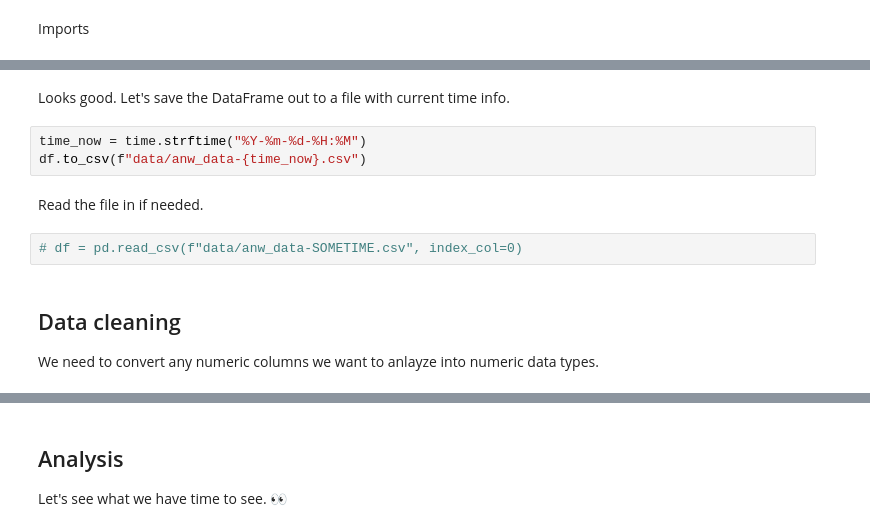
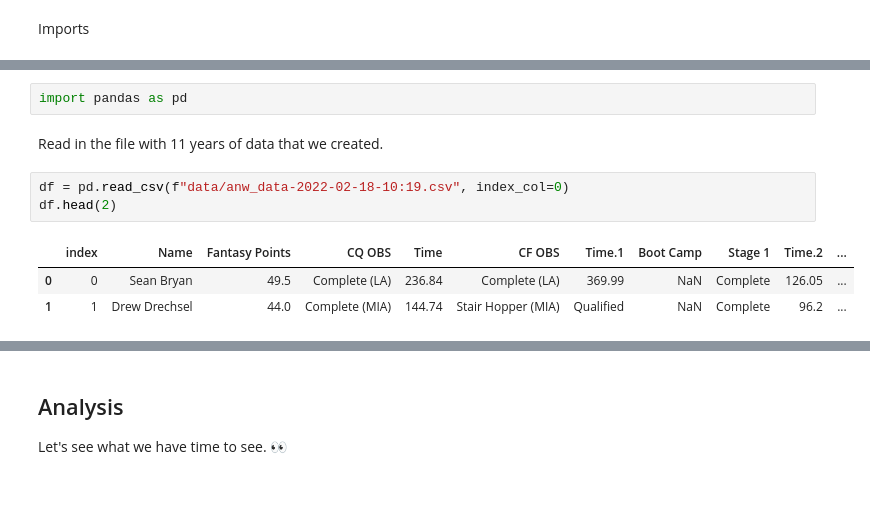
Before and after one commit to discdiver/ninja-warrior-analysis, a Jupyter notebook: analysis.ipynb, the cells around one changed output, grey strips where cells are left out. Saved outputs shown, nothing was run; the diff lists cells and outputs as text; blank space fills up the shorter version.

```diff
--- a/anw-scrape-2021-read_html.ipynb
+++ b/analysis.ipynb
@@ -157,13 +3,11 @@ df.tail(2)
-# %% [markdown]
-Looks good. Let's save the DataFrame out to a file with current time info.
-# %%
-time_now = time.strftime("%Y-%m-%d-%H:%M")
-df.to_csv(f"data/anw_data-{time_now}.csv")
-# %% [markdown]
-Read the file in if needed.
+# %%
+import pandas as pd
+# %% [markdown]
+Read in the file with 11 years of data that we created.
 # %%
-# df = pd.read_csv(f"data/anw_data-SOMETIME.csv", index_col=0)
+df = pd.read_csv(f"data/anw_data-2022-02-18-10:19.csv", index_col=0)
+df.head(2)
+# %% [output]
+|  | index | Name | Fantasy Points | CQ OBS | Time | CF OBS | Time.1 | Boot Camp | Stage 1 | Time.2 | ... |
+| 0 | 0 | Sean Bryan | 49.5 | Complete (LA) | 236.84 | Complete (LA) | 369.99 | NaN | Complete | 126.05 | ... |
+| 1 | 1 | Drew Drechsel | 44.0 | Complete (MIA) | 144.74 | Stair Hopper (MIA) | Qualified | NaN | Complete | 96.2 | ... |
-# %% [markdown]
-## Data cleaning
-
-We need to convert any numeric columns we want to anlayze into numeric data types.
```
Also changed, not shown: parts of 32 cells of this notebook, 1 other file.
